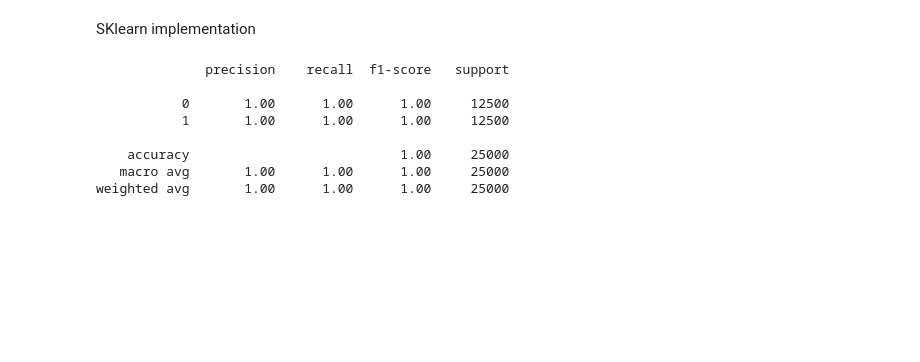
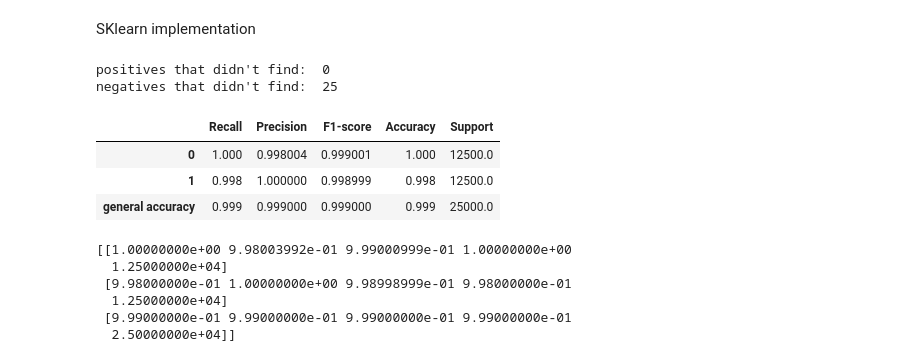
Before and after one commit to ProtonotariosM/Ai_project2, a Jupyter notebook: Naive_Bayes.ipynb, the cells around one changed output. Drawn from its saved outputs; the diff is of its cells as text; code cells hidden in the pictures; blank space fills up the shorter version.

```diff
--- a/Naive_Bayes.ipynb
+++ b/Naive_Bayes.ipynb
@@ -1018,19 +771,22 @@ plt.show()
 SKlearn implementation
 # %%
 from sklearn.naive_bayes import GaussianNB
-from sklearn.metrics import classification_report as skl_classification_report
+#from sklearn.metrics import classification_report as skl_classification_report
 
 nb = GaussianNB()
 nb.fit(x_train, y_train)
-print(skl_classification_report(y_train, nb.predict(x_train),
-                            zero_division=1))
+print(classification_report(y_train, nb.predict(x_train)))
 # %% [output]
-              precision    recall  f1-score   support
-
-           0       1.00      1.00      1.00     12500
-           1       1.00      1.00      1.00     12500
-
-    accuracy                           1.00     25000
-   macro avg       1.00      1.00      1.00     25000
-weighted avg       1.00      1.00      1.00     25000
+positives that didn't find:  0
+negatives that didn't find:  25
+|  | Recall | Precision | F1-score | Accuracy | Support |
+| 0 | 1.000 | 0.998004 | 0.999001 | 1.000 | 12500.0 |
+| 1 | 0.998 | 1.000000 | 0.998999 | 0.998 | 12500.0 |
+| general accuracy | 0.999 | 0.999000 | 0.999000 | 0.999 | 25000.0 |
+[[1.00000000e+00 9.98003992e-01 9.99000999e-01 1.00000000e+00
+  1.25000000e+04]
+ [9.98000000e-01 1.00000000e+00 9.98998999e-01 9.98000000e-01
+  1.25000000e+04]
+ [9.99000000e-01 9.99000000e-01 9.99000000e-01 9.99000000e-01
+  2.50000000e+04]]
 # %%
```
Also changed, not shown: parts of 13 cells of this notebook, 3 other files.
